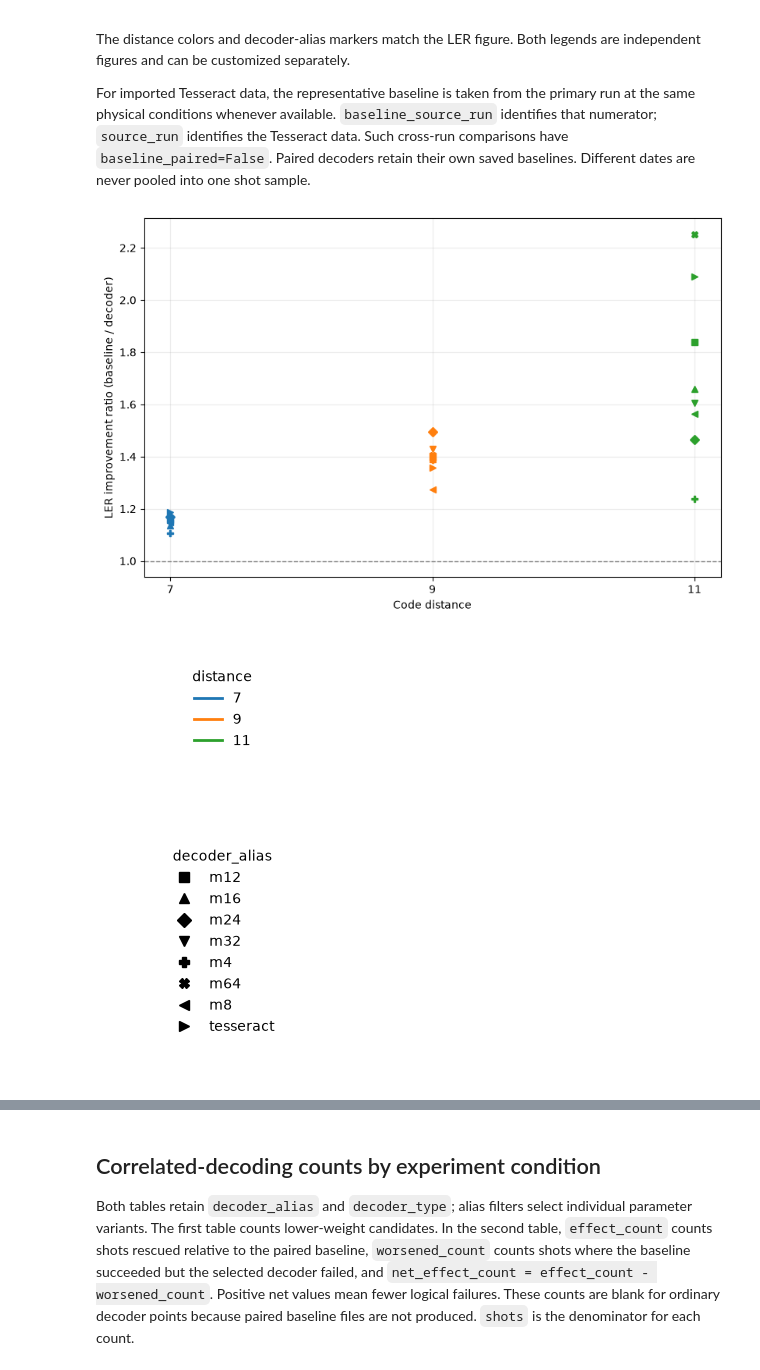
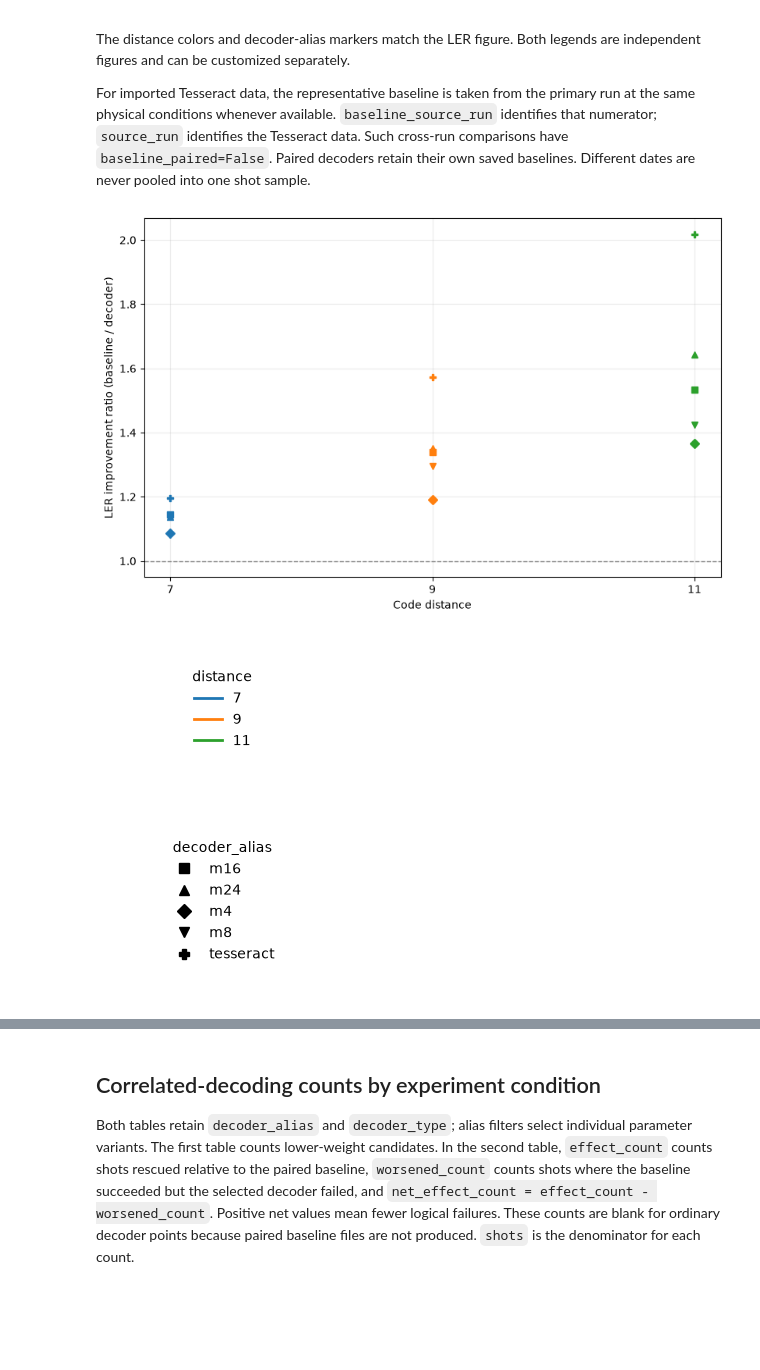
Before and after one commit to AKTKN/color_code_softoutput, a Jupyter notebook: notebooks/color_correlated_decoding.ipynb, the cells around one changed output, grey strips where cells are left out. Drawn from its saved outputs; the diff is of its cells as text; code cells hidden in the pictures; blank space fills up the shorter version.

```diff
--- a/notebooks/color_correlated_decoding.ipynb
+++ b/notebooks/color_correlated_decoding.ipynb
@@ -25,12 +25,12 @@ importlib.reload(comparison_analysis)
 ColorCorrelatedComparison = comparison_analysis.ColorCorrelatedComparison
 
 # Primary run supplies the main data and preferred representative baselines.
-run_path = PROJECT_ROOT / "cluster_results/26_09_28_15_33_34_7f861167"
+run_path = PROJECT_ROOT / "cluster_results/26_09_29_15_05_36_e60272b1"
 # Import selected points from previous runs; use [] to analyze only the primary.
 # additional_sources = []
 additional_sources = [
     {
-        "run_directory": PROJECT_ROOT / "cluster_results/26_09_28_14_38_26_779e2a31",
+        "run_directory": PROJECT_ROOT / "cluster_results/26_09_29_14_07_21_d2d84062",
         "filter": {"decoder_alias": "tesseract"},
         # "alias_map": {"tesseract": "tesseract_previous"},
     },
@@ -205,7 +217,7 @@ For imported Tesseract data, the representative baseline is taken from the prima
 # %%
 improvement_filter = filter  # use a separate mapping to select these points
 # Choose one saved physical error rate; edit this value as needed.
-improvement_physical_error_rate = float(0.02)
+improvement_physical_error_rate = float(0.002)
 improvement_x = "distance"
 improvement_group_by = ["distance", "decoder_alias"]
 improvement_legend_options = dict(fontsize=10, row_height=0.35, width=3.0, ncol=1)
@@ -214,33 +226,33 @@ ratio_figure, ratio_axes, ratio_table = run.plot_improvement_ratio(
     physical_error_rate=improvement_physical_error_rate,
     filter=improvement_filter,
     x=improvement_x,
     group_by=improvement_group_by,
     plot_width=plot_width,
     plot_height=plot_height,
 )
 ratio_legends = run.plot_legends(ratio_table, group_by=improvement_group_by, **improvement_legend_options)
 # Customize ratio_axes and each ratio_legends[field] independently here.
 display(ratio_figure)
 plt.close(ratio_figure)
 for legend_figure, legend_axes in ratio_legends.values():
     display(legend_figure)
     plt.close(legend_figure)
 display(ratio_table[["distance", "decoder_alias", "decoder_type", "physical_error_rate", "logical_error_rate",
                      "baseline_logical_error_rate", "improvement_ratio", "baseline_paired",
                      "source_run", "baseline_source_run",
                      "baseline_source_decoder_alias", "baseline_source_decoder_type",
                      "baseline_point_directory"]])
 if save_figure:
     output_dir = run.run_directory / "analysis"
     output_dir.mkdir(exist_ok=True)
     stem = f"color_correlated_improvement_ratio_p{improvement_physical_error_rate:g}"
     figures = {stem: ratio_figure, **{f"{stem}_legend_{name}": pair[0] for name, pair in ratio_legends.items()}}
     for name, saved_figure in figures.items():
         for extension in ("png", "pdf"):
             saved_figure.savefig(output_dir / f"{name}.{extension}", dpi=200, bbox_inches="tight")
     print("Saved figures to:", output_dir)
 # %% [output]
-[figure, old version]
+[figure, new version]
 [figure]
-[figure, old version]
+[figure, new version]
 |  | distance | decoder_alias | decoder_type | physical_error_rate | logical_error_rate | baseline_logical_error_rate | ... |
```
Also changed, not shown: parts of 5 cells of this notebook, 9 other files.
